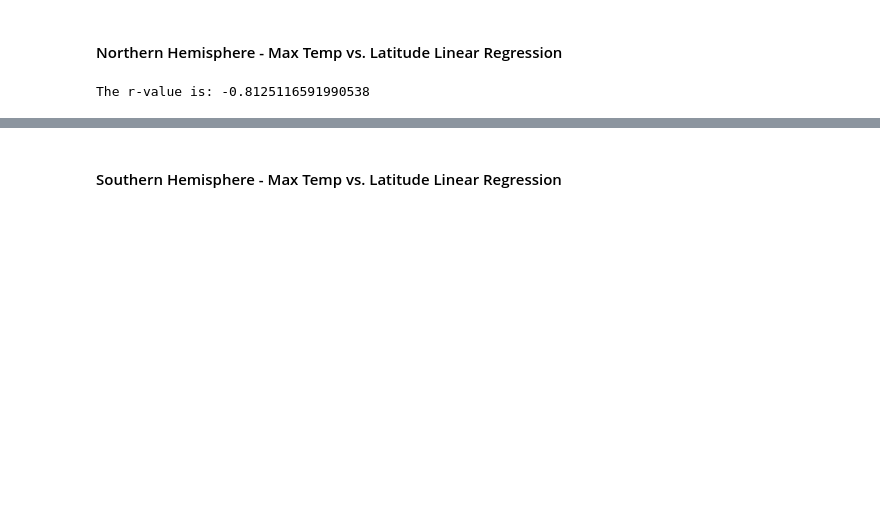
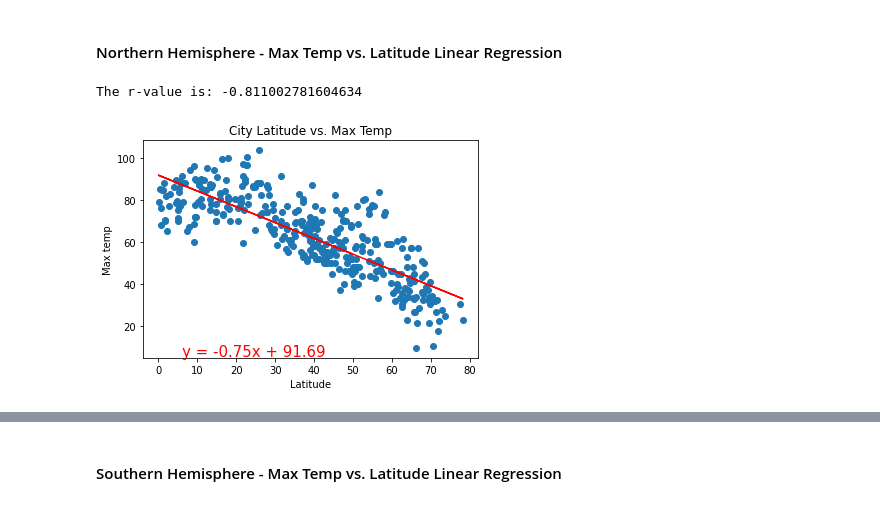
Before and after one commit to eucortes04/python-api-challenge, a Jupyter notebook: WeatherPy/WeatherPy.ipynb, the cells around one changed output, grey strips where cells are left out. Drawn from its saved outputs; the diff is of its cells as text; code cells hidden in the pictures; blank space fills up the shorter version.

Commit message:
Adding regression

```diff
--- a/WeatherPy/WeatherPy.ipynb
+++ b/WeatherPy/WeatherPy.ipynb
@@ -256,21 +254,23 @@ northDF.head()
 # %%
 #Pull/ print regression info
 (slope,intercept,rvalue,pvalue,stderr) = linregress(northDF['Lat'],northDF['Max Temp'])
 regress_values = northDF['Lat'] * slope + intercept
 line_eq = f'y = {round(slope,2)}x + {round(intercept,2)}'
 print(f'The r-value is: {rvalue}')
 
 #Scatter Plot
-plt.scatter(weatherDF['Lat'],weatherDF['Wind Speed'],edgecolor='black')
+plt.scatter(northDF['Lat'],northDF['Max Temp'])
 
 #Adding info
 plt.xlabel('Latitude')
-plt.ylabel('Wind Speed (mph)')
-plt.title(f'City Latitude vs. Wind Speed')
-plt.grid()
+plt.ylabel('Max temp')
+plt.title(f'Northern Hemisphere - City Latitude vs. Max Temp')
+plt.plot(northDF['Lat'],regress_values,'r-')
+plt.annotate(line_eq,(6,6),fontsize=15,color='red')
 
 #Save and Show
-plt.savefig('Output/Wind Speed vs Latitude.png')
+plt.savefig('Output/Northern Hemisphere - Temperature (F) vs. Latitude.png')
 plt.show()
 # %% [output]
-The r-value is: -0.8125116591990538
+The r-value is: -0.811002781604634
+[figure, added]
```
Also changed, not shown: parts of 29 cells of this notebook, 13 other files.
